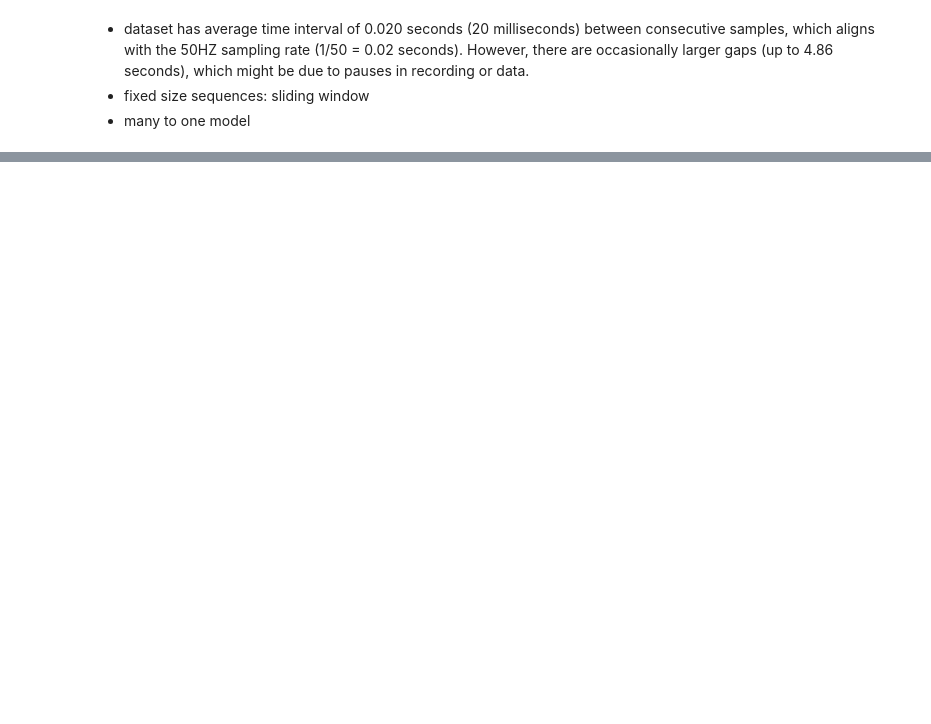
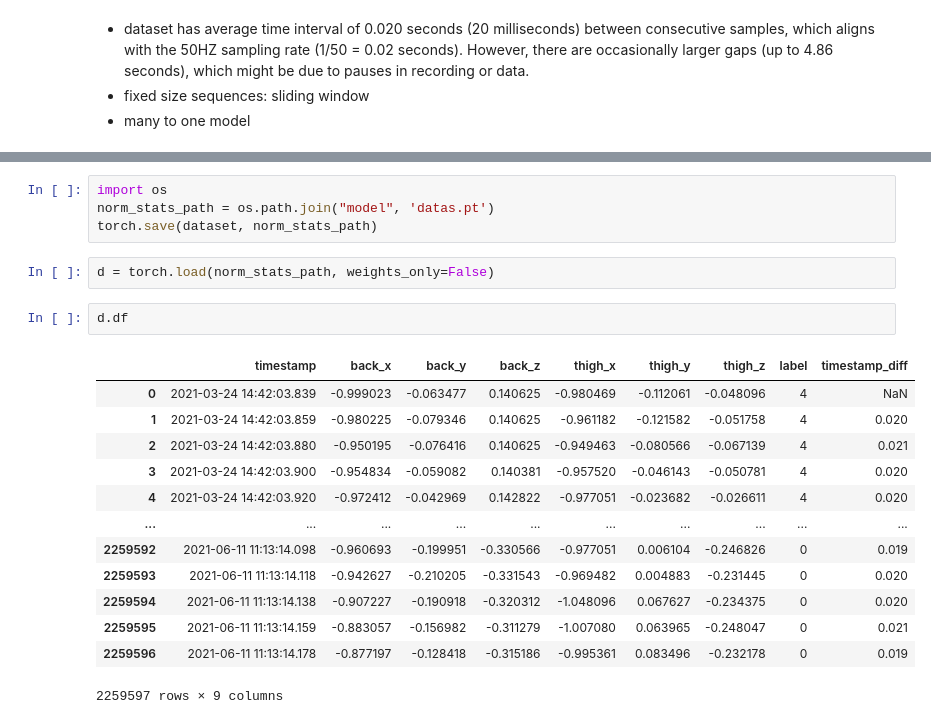
Before and after one commit to thenoobychocobo/human-activity-recognition-70plus, a Jupyter notebook: eda.ipynb, the cells around one changed output, grey strips where cells are left out. Drawn from its saved outputs; the diff is of its cells as text; blank space fills up the shorter version.

Commit message:
Code for dataset preparation (preprocessing).

```diff
--- a/eda.ipynb
+++ b/eda.ipynb
@@ -234,0 +239,22 @@ print(f"Total valid sequences: {len(dataset)}")
+# %%
+import os
+norm_stats_path = os.path.join("model", 'datas.pt')
+torch.save(dataset, norm_stats_path)
+# %%
+d = torch.load(norm_stats_path, weights_only=False)
+# %%
+d.df
+# %% [output]
+|  | timestamp | back_x | back_y | back_z | thigh_x | thigh_y | thigh_z | label | timestamp_diff |
+| 0 | 2021-03-24 14:42:03.839 | -0.999023 | -0.063477 | 0.140625 | -0.980469 | -0.112061 | -0.048096 | 4 | NaN |
+| 1 | 2021-03-24 14:42:03.859 | -0.980225 | -0.079346 | 0.140625 | -0.961182 | -0.121582 | -0.051758 | 4 | 0.020 |
+| 2 | 2021-03-24 14:42:03.880 | -0.950195 | -0.076416 | 0.140625 | -0.949463 | -0.080566 | -0.067139 | 4 | 0.021 |
+| 3 | 2021-03-24 14:42:03.900 | -0.954834 | -0.059082 | 0.140381 | -0.957520 | -0.046143 | -0.050781 | 4 | 0.020 |
+| 4 | 2021-03-24 14:42:03.920 | -0.972412 | -0.042969 | 0.142822 | -0.977051 | -0.023682 | -0.026611 | 4 | 0.020 |
+| ... | ... | ... | ... | ... | ... | ... | ... | ... | ... |
+| 2259592 | 2021-06-11 11:13:14.098 | -0.960693 | -0.199951 | -0.330566 | -0.977051 | 0.006104 | -0.246826 | 0 | 0.019 |
+| 2259593 | 2021-06-11 11:13:14.118 | -0.942627 | -0.210205 | -0.331543 | -0.969482 | 0.004883 | -0.231445 | 0 | 0.020 |
+| 2259594 | 2021-06-11 11:13:14.138 | -0.907227 | -0.190918 | -0.320312 | -1.048096 | 0.067627 | -0.234375 | 0 | 0.020 |
+| 2259595 | 2021-06-11 11:13:14.159 | -0.883057 | -0.156982 | -0.311279 | -1.007080 | 0.063965 | -0.248047 | 0 | 0.021 |
+| 2259596 | 2021-06-11 11:13:14.178 | -0.877197 | -0.128418 | -0.315186 | -0.995361 | 0.083496 | -0.232178 | 0 | 0.019 |
+2259597 rows × 9 columns
```
Also changed, not shown: parts of 21 cells of this notebook, 3 other files.
